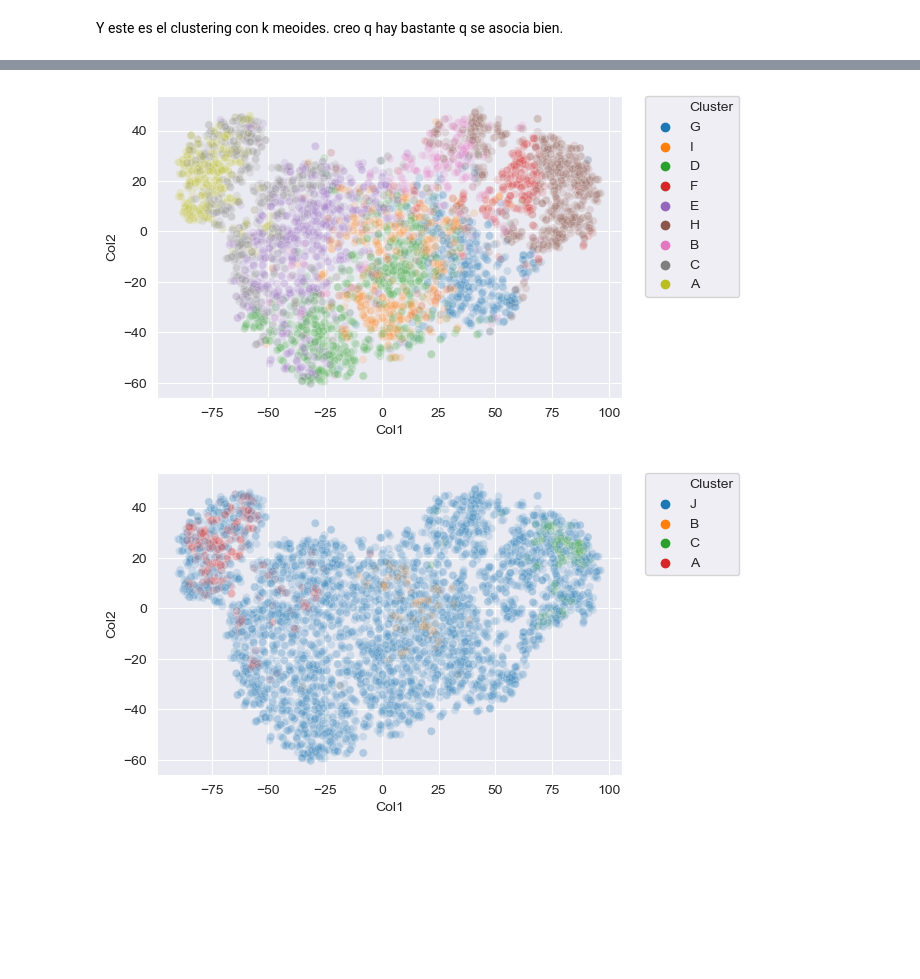
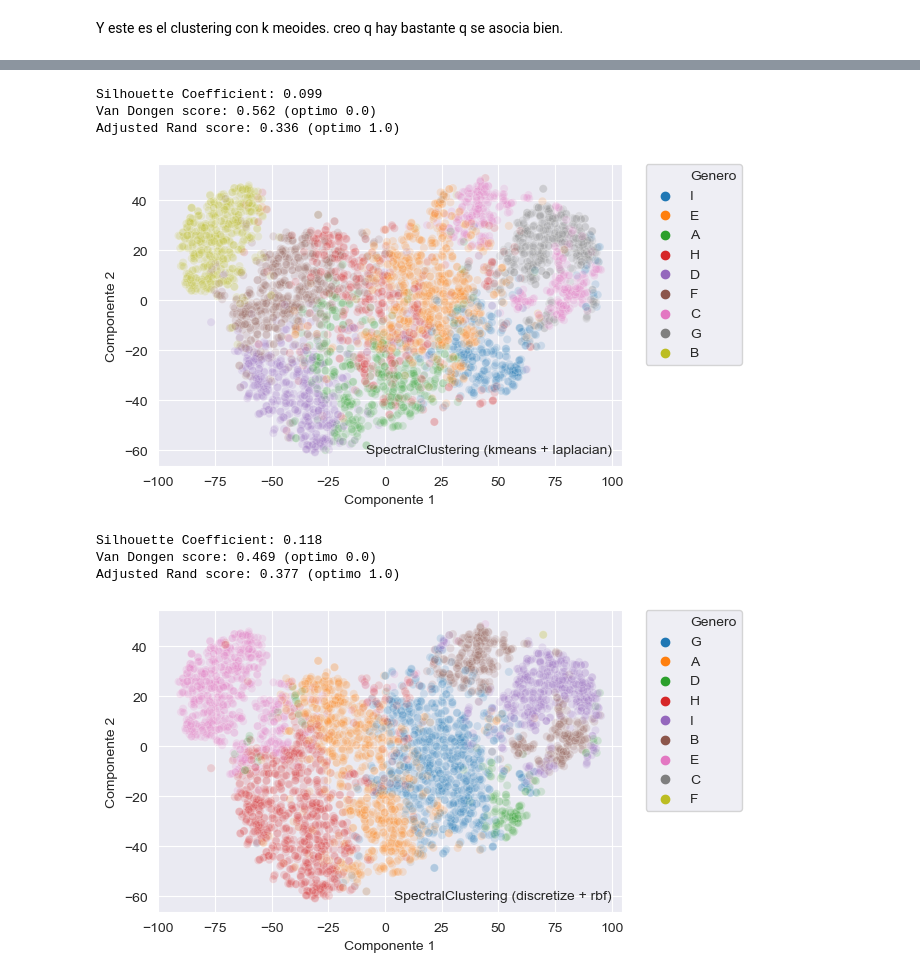
Before and after one commit to francotestori/dmctuba_01, a Jupyter notebook: preprocesamiento/05_PAM_y_spectralClustering.ipynb, the cells around one changed output, grey strips where cells are left out. Saved outputs shown, nothing was run; the diff lists cells and outputs as text; code cells hidden in the pictures; blank space fills up the shorter version.

Commit message:
Validacion y sillouhette a PAM/spectral

```diff
--- a/preprocesamiento/05_PAM_y_spectralClustering.ipynb
+++ b/preprocesamiento/05_PAM_y_spectralClustering.ipynb
@@ -121,3 +161,20 @@ Vamos a hacer una prueba rápida del dataset y varios tipos de agrupamientos, pa
 len(df_num.columns)
 letra = ['A','B','C','D','E','F','G','H','I','J','K','L','M','N','O','P']
 n=9
+# %%
+model = KMeans(n_clusters=n, max_iter = 3000, random_state = 0, init='k-means++')
+model.fit(df_num)
+Z = model.predict(df_num)
+Z2 = [letra[x] for x in Z]
+
+validacion(Z2)
+
+dfff = pd.DataFrame ({"Componente 1":Xred[:,0],"Componente 2":Xred[:,1],"Genero":Z2})
+sns.scatterplot(data=dfff, x="Componente 1", y="Componente 2", hue="Genero",alpha=0.15)
+plt.legend(bbox_to_anchor=(1.05, 1), loc=2, borderaxespad=0.)
+plt.text(100, -60,'KMeans',
+     horizontalalignment='right',
+     verticalalignment='center')
+
+plt.savefig('tsne_KMeans.png',dpi=800, bbox_inches = 'tight', pad_inches = 0)
+plt.show()
@@ -140,33 +235,54 @@ plt.show()
 # %%
-model = KMedoids(metric="euclidean", n_clusters=n, max_iter = 3000, random_state = 1, init='k-medoids++')
-model.fit(df_num)
-Z = model.predict(df_num)
+clusterer = SpectralClustering(n_clusters=9,
+        assign_labels="kmeans",
+        affinity='laplacian',
+        gamma=.01,
+        n_init=50,
+        random_state=0)
+Z = clusterer.fit(df_num).labels_
 Z2 = [letra[x] for x in Z]
 
-dfff = pd.DataFrame ({"Col1":Xred[:,0],"Col2":Xred[:,1],"Cluster":Z2})
-sns.scatterplot(data=dfff, x="Col1", y="Col2", hue="Cluster",alpha=0.15)
+validacion(Z2)
+
+dfff = pd.DataFrame ({"Componente 1":Xred[:,0],"Componente 2":Xred[:,1],"Genero":Z2})
+sns.scatterplot(data=dfff, x="Componente 1", y="Componente 2", hue="Genero",alpha=0.15)
 plt.legend(bbox_to_anchor=(1.05, 1), loc=2, borderaxespad=0.)
+plt.text(100, -60,'SpectralClustering (kmeans + laplacian)',
+     horizontalalignment='right',
+     verticalalignment='center')
 
-#    plt._legend.set_title()
+plt.savefig('tsne_spectral_kmeans_laplacian.png',dpi=800, bbox_inches = 'tight', pad_inches = 0)
 plt.show()
 # %% [output]
+Silhouette Coefficient: 0.099
+Van Dongen score: 0.562 (optimo 0.0)
+Adjusted Rand score: 0.336 (optimo 1.0)
-[figure, old version]
+[figure, new version]
 # %%
-import hdbscan
-from sklearn.datasets import make_blobs
-
-clusterer = hdbscan.HDBSCAN(cluster_selection_method='leaf',min_cluster_size=20,alpha=.2,cluster_selection_epsilon=0.1)
-Z = clusterer.fit_predict(df_num)
+clusterer = SpectralClustering(n_clusters=9,
+        assign_labels="discretize",
+        affinity='rbf',
+        gamma=.06,
+        n_init=50,
+        random_state=0)
+Z = clusterer.fit(df_num).labels_
 Z2 = [letra[x] for x in Z]
 
+validacion(Z2)
 
-dfff = pd.DataFrame ({"Col1":Xred[:,0],"Col2":Xred[:,1],"Cluster":Z2})
-sns.scatterplot(data=dfff, x="Col1", y="Col2", hue="Cluster",alpha=0.15)
+dfff = pd.DataFrame ({"Componente 1":Xred[:,0],"Componente 2":Xred[:,1],"Genero":Z2})
+sns.scatterplot(data=dfff, x="Componente 1", y="Componente 2", hue="Genero",alpha=0.15)
 plt.legend(bbox_to_anchor=(1.05, 1), loc=2, borderaxespad=0.)
+plt.text(100, -60,'SpectralClustering (discretize + rbf)',
+     horizontalalignment='right',
+     verticalalignment='center')
 
-#    plt._legend.set_title()
+plt.savefig('tsne_spectral_discrete_rbf.png',dpi=800, bbox_inches = 'tight', pad_inches = 0)
 plt.show()
 # %% [output]
+Silhouette Coefficient: 0.118
+Van Dongen score: 0.469 (optimo 0.0)
+Adjusted Rand score: 0.377 (optimo 1.0)
-[figure, old version]
+[figure, new version]
 # %%
 clusterer = SpectralClustering(n_clusters=9,
```
Also changed, not shown: parts of 12 cells of this notebook, 6 other files.
